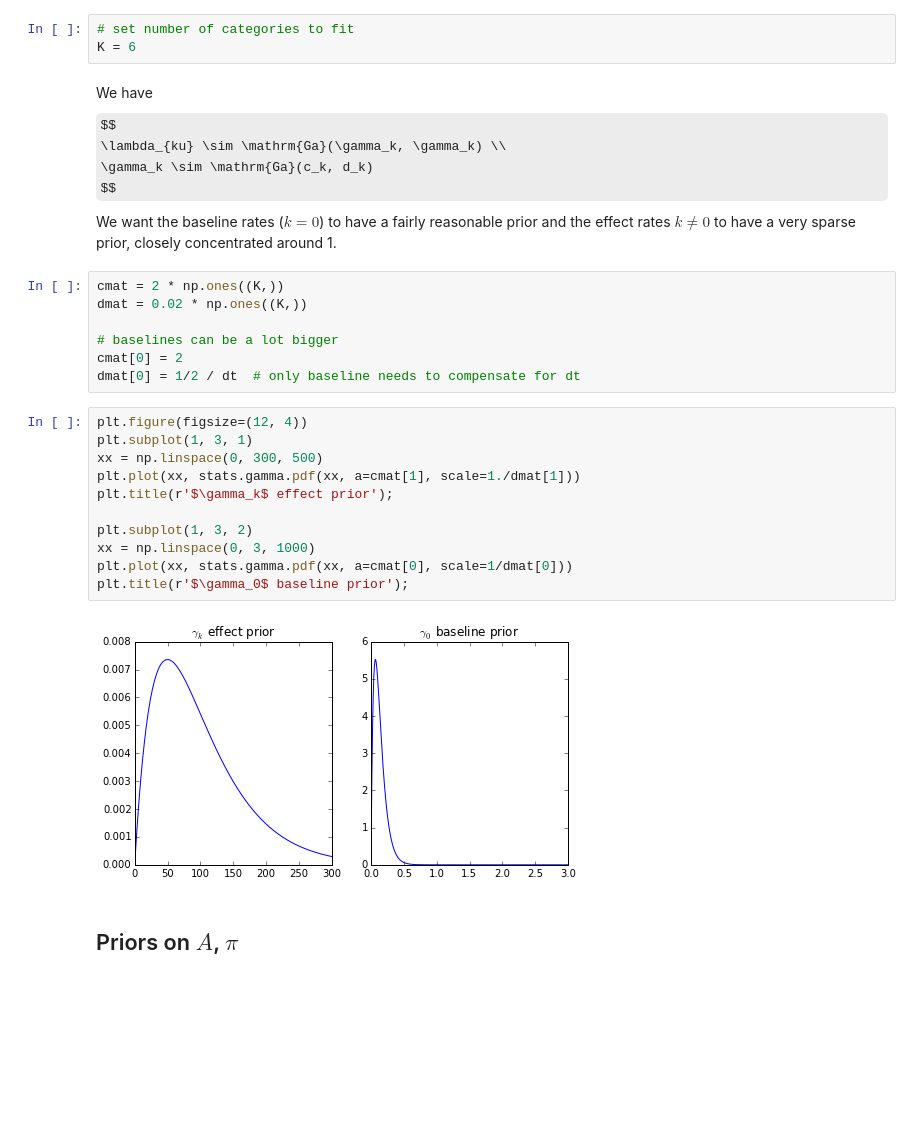
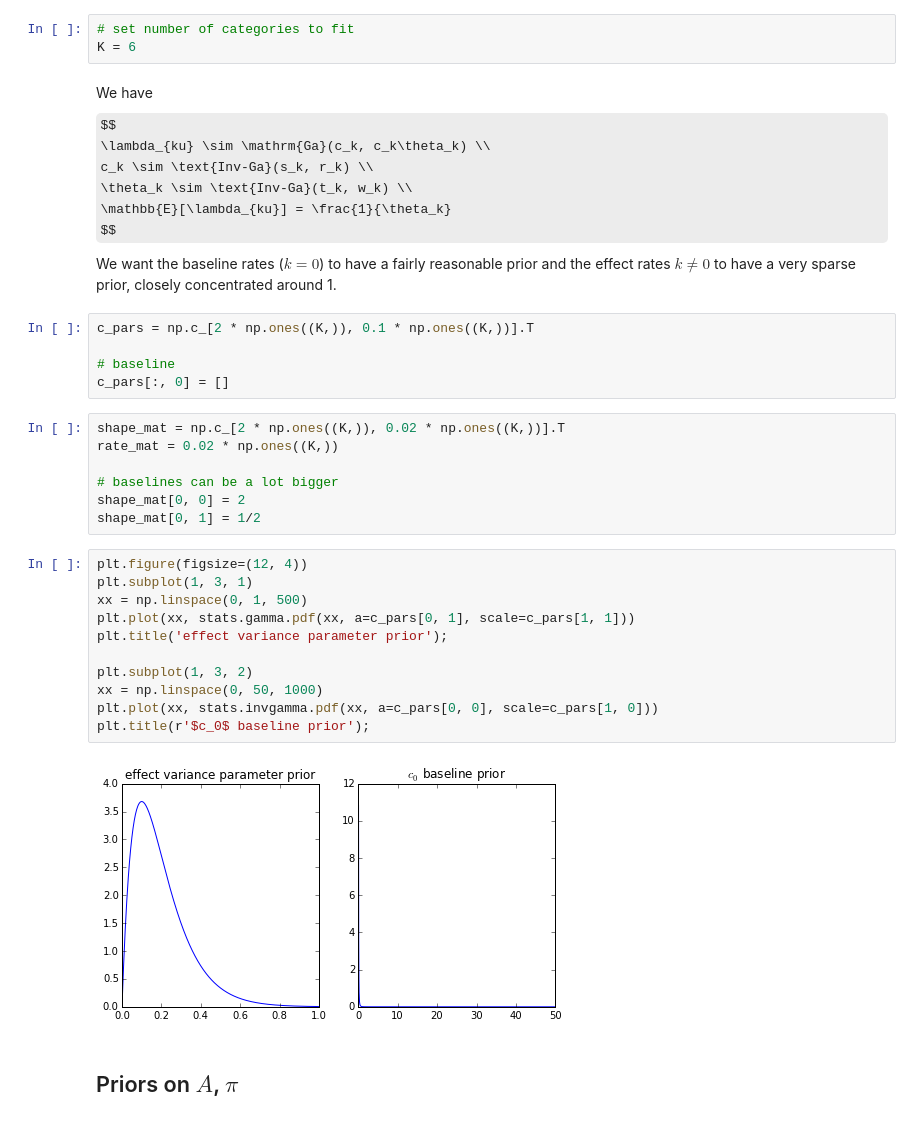
Before and after one commit to pearsonlab/spiketopics, a Jupyter notebook: gpm_sanity_check.ipynb, the cells around one changed output. Drawn from its saved outputs; the diff is of its cells as text; some formulas as TeX source; blank space fills up the shorter version.

```diff
--- a/gpm_sanity_check.ipynb
+++ b/gpm_sanity_check.ipynb
@@ -184,30 +184,37 @@ K = 6
 # %% [markdown]
 We have
 $$
-\lambda_{ku} \sim \mathrm{Ga}(\gamma_k, \gamma_k) \\
-\gamma_k \sim \mathrm{Ga}(c_k, d_k)
+\lambda_{ku} \sim \mathrm{Ga}(c_k, c_k\theta_k) \\
+c_k \sim \text{Inv-Ga}(s_k, r_k) \\
+\theta_k \sim \text{Inv-Ga}(t_k, w_k) \\
+\mathbb{E}[\lambda_{ku}] = \frac{1}{\theta_k}
 $$
 We want the baseline rates ($k = 0$) to have a fairly reasonable prior and the effect rates $k\neq 0$ to have a very sparse prior, closely concentrated around 1.
+# %%
+c_pars = np.c_[2 * np.ones((K,)), 0.1 * np.ones((K,))].T
+
+# baseline
+c_pars[:, 0] = []
 # %%
-cmat = 2 * np.ones((K,))
-dmat = 0.02 * np.ones((K,))
+shape_mat = np.c_[2 * np.ones((K,)), 0.02 * np.ones((K,))].T
+rate_mat = 0.02 * np.ones((K,))
 
 # baselines can be a lot bigger
-cmat[0] = 2
-dmat[0] = 1/2 / dt  # only baseline needs to compensate for dt
+shape_mat[0, 0] = 2
+shape_mat[0, 1] = 1/2
 # %%
 plt.figure(figsize=(12, 4))
 plt.subplot(1, 3, 1)
-xx = np.linspace(0, 300, 500)
-plt.plot(xx, stats.gamma.pdf(xx, a=cmat[1], scale=1./dmat[1]))
-plt.title(r'$\gamma_k$ effect prior');
+xx = np.linspace(0, 1, 500)
+plt.plot(xx, stats.gamma.pdf(xx, a=c_pars[0, 1], scale=c_pars[1, 1]))
+plt.title('effect variance parameter prior');
 
 plt.subplot(1, 3, 2)
-xx = np.linspace(0, 3, 1000)
-plt.plot(xx, stats.gamma.pdf(xx, a=cmat[0], scale=1/dmat[0]))
-plt.title(r'$\gamma_0$ baseline prior');
+xx = np.linspace(0, 50, 1000)
+plt.plot(xx, stats.invgamma.pdf(xx, a=c_pars[0, 0], scale=c_pars[1, 0]))
+plt.title(r'$c_0$ baseline prior');
 # %% [output]
-[figure, old version]
+[figure, new version]
 # %% [markdown]
 ## Priors on $A$, $\pi$
 # %%
```
